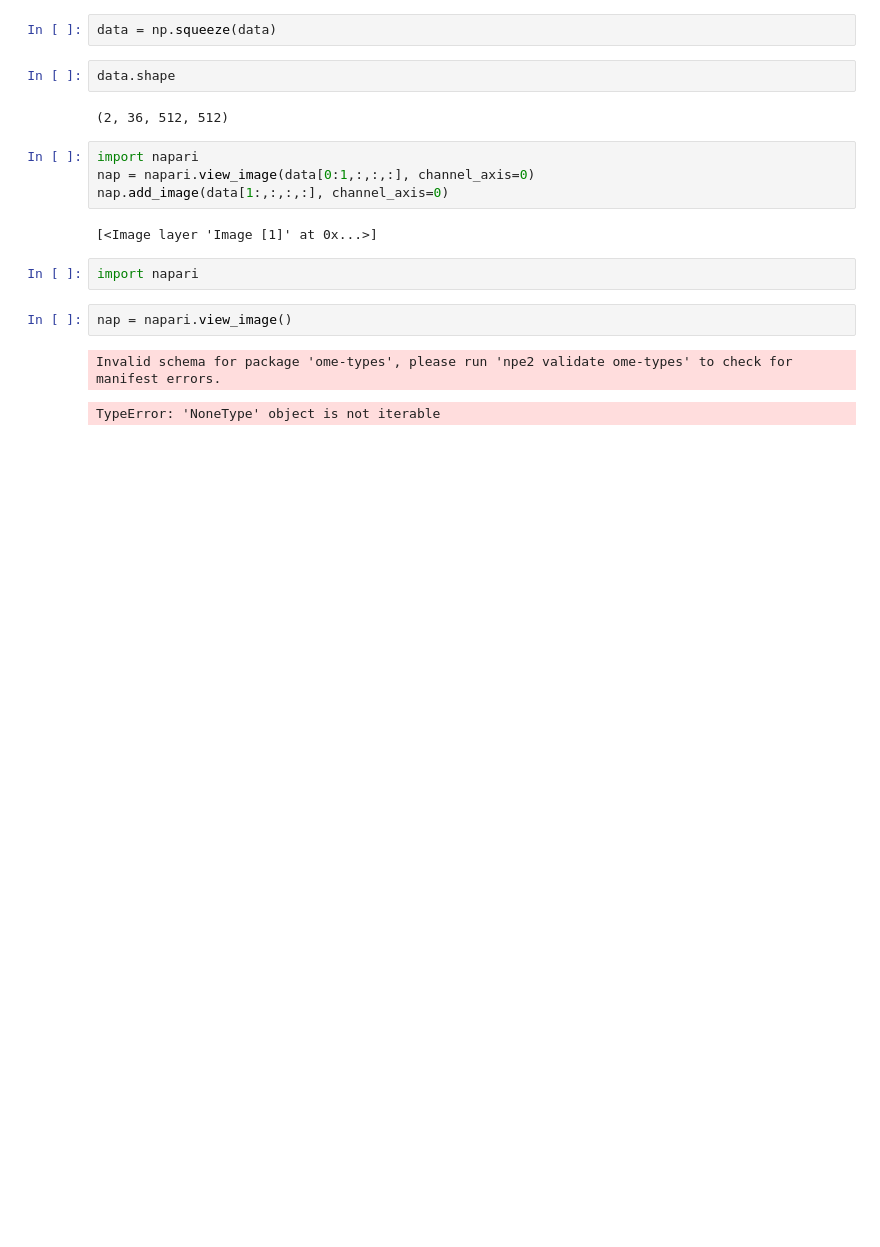
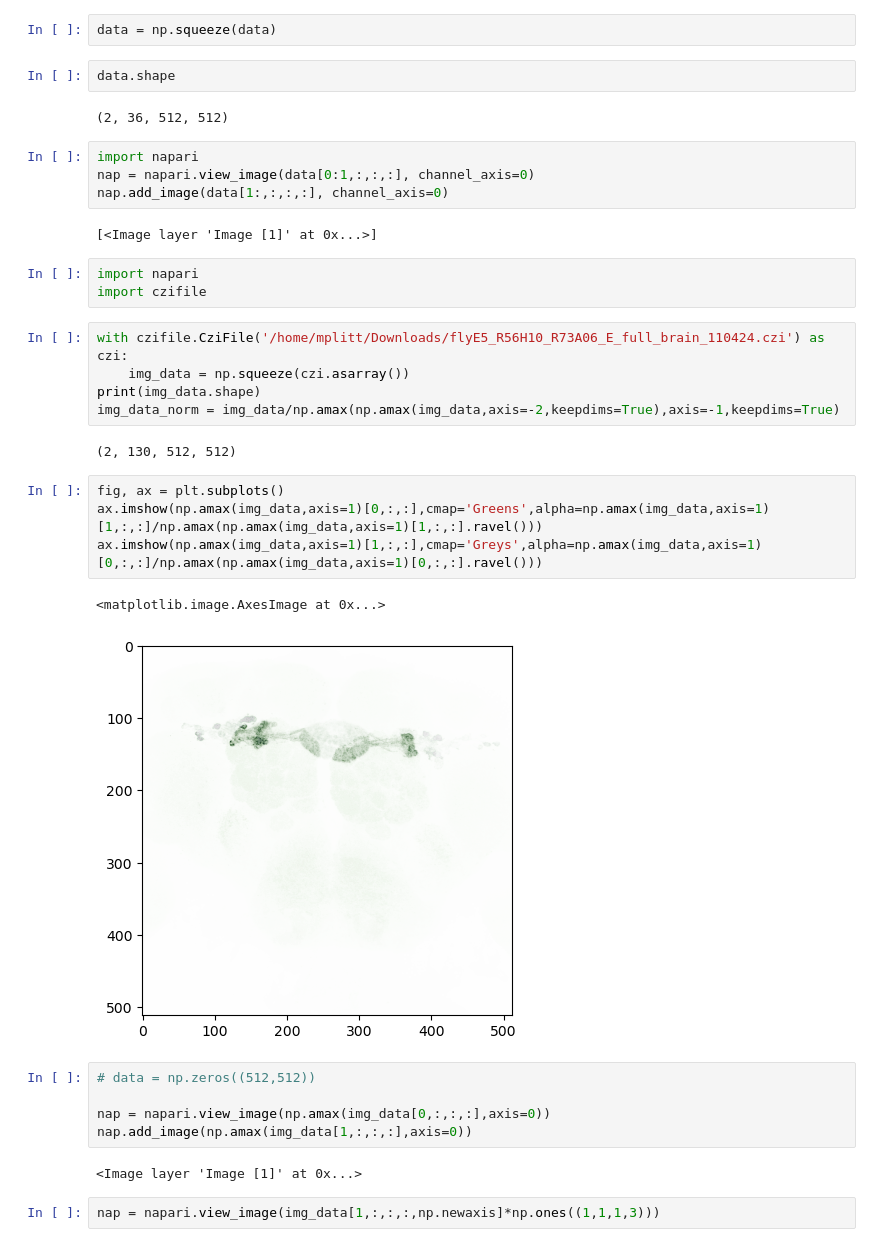
Before and after one commit to yfisher-lab/NeuromodPlasticity, a Jupyter notebook: Notebooks/load_zstack.ipynb, the cells around one changed output. Cells and saved outputs as stored; diff of their text form; blank space fills up the shorter version.

```diff
--- a/Notebooks/load_zstack.ipynb
+++ b/Notebooks/load_zstack.ipynb
@@ -59,8 +59,27 @@ nap.add_image(data[1:,:,:,:], channel_axis=0)
 [<Image layer 'Image [1]' at 0x...>]
 # %%
 import napari
+import czifile
+# %%
+with czifile.CziFile('/home/mplitt/Downloads/flyE5_R56H10_R73A06_E_full_brain_110424.czi') as czi:
+    img_data = np.squeeze(czi.asarray())
+print(img_data.shape)
+img_data_norm = img_data/np.amax(np.amax(img_data,axis=-2,keepdims=True),axis=-1,keepdims=True)
+# %% [output]
+(2, 130, 512, 512)
+# %%
+fig, ax = plt.subplots()
+ax.imshow(np.amax(img_data,axis=1)[0,:,:],cmap='Greens',alpha=np.amax(img_data,axis=1)[1,:,:]/np.amax(np.amax(img_data,axis=1)[1,:,:].ravel()))
+ax.imshow(np.amax(img_data,axis=1)[1,:,:],cmap='Greys',alpha=np.amax(img_data,axis=1)[0,:,:]/np.amax(np.amax(img_data,axis=1)[0,:,:].ravel()))
+# %% [output]
+<matplotlib.image.AxesImage at 0x...>
+[figure, added]
 # %%
-nap = napari.view_image()
+# data = np.zeros((512,512))
+
+nap = napari.view_image(np.amax(img_data[0,:,:,:],axis=0))
+nap.add_image(np.amax(img_data[1,:,:,:],axis=0))
 # %% [output]
-Invalid schema for package 'ome-types', please run 'npe2 validate ome-types' to check for manifest errors.
+<Image layer 'Image [1]' at 0x...>
-TypeError: 'NoneType' object is not iterable
+# %%
+nap = napari.view_image(img_data[1,:,:,:,np.newaxis]*np.ones((1,1,1,3)))
```
Also changed, not shown: 11 other files.
